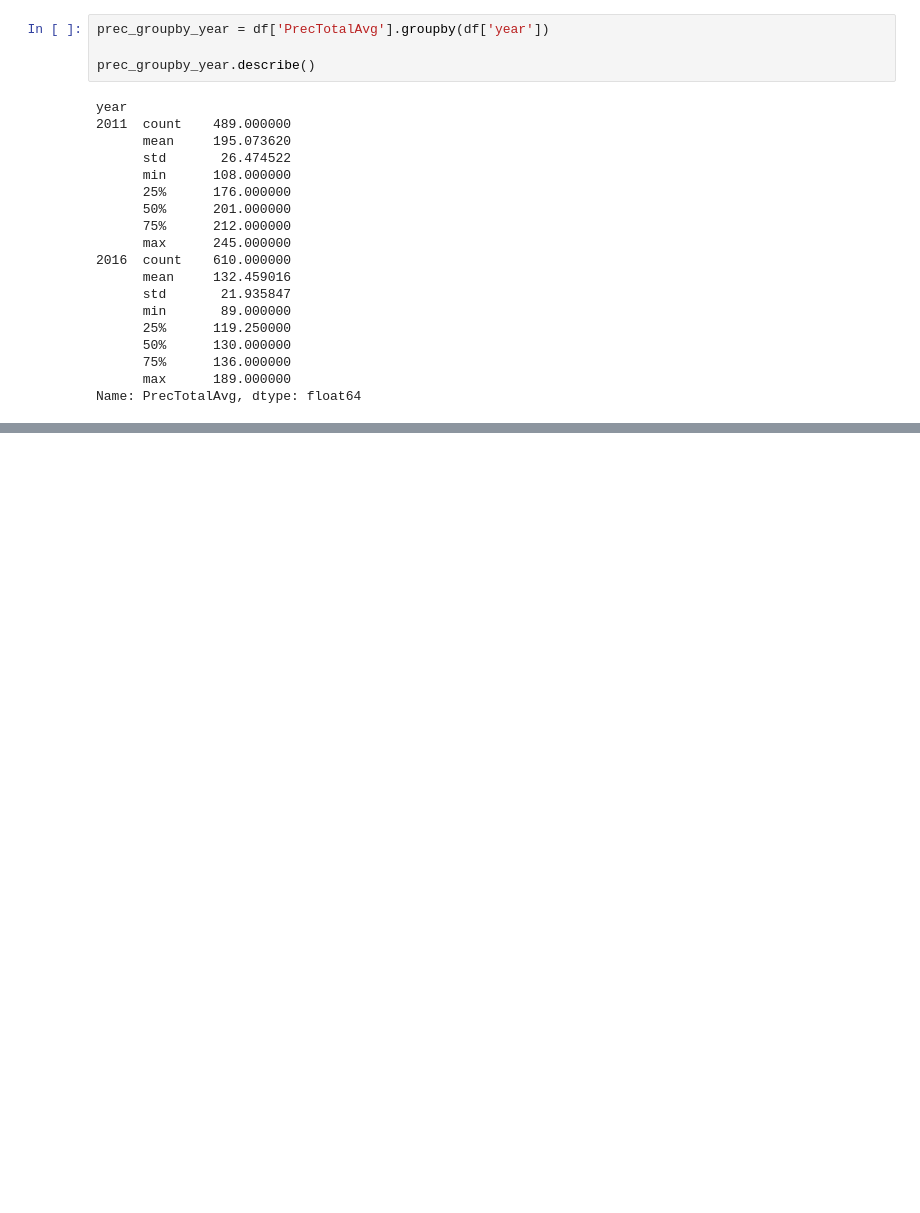
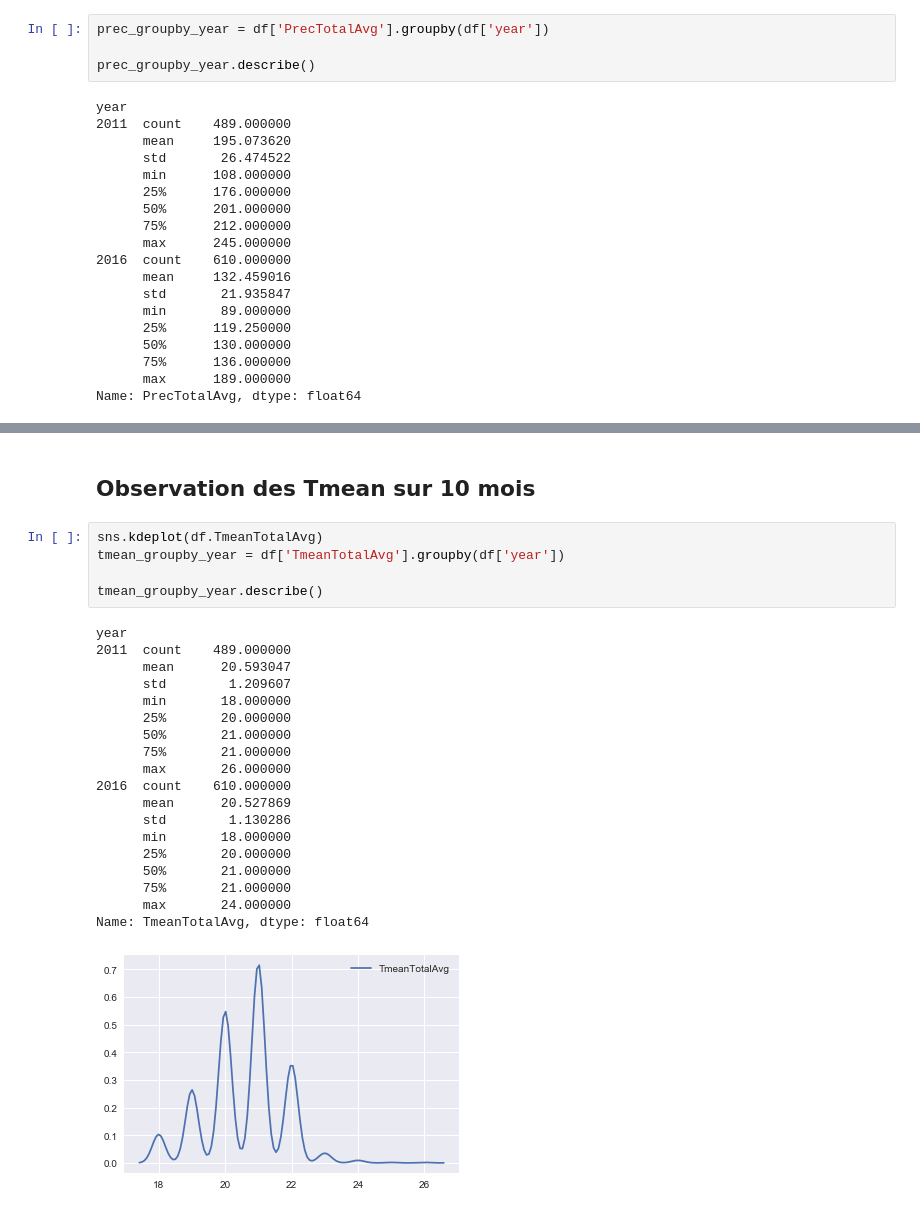
Before and after one commit to ThibaultSchowing/Bachelor_Thesis_2017_Sources, a Jupyter notebook: Notebook/Plot_data_withClimat/Plot climatic datas.ipynb, the cells around one changed output, grey strips where cells are left out. Saved outputs shown, nothing was run; the diff lists cells and outputs as text; blank space fills up the shorter version.

```diff
--- a/Notebook/Plot_data_withClimat/Plot climatic datas.ipynb
+++ b/Notebook/Plot_data_withClimat/Plot climatic datas.ipynb
@@ -122,0 +204,27 @@ Name: PrecTotalAvg, dtype: float64
+# %% [markdown]
+## Observation des Tmean sur 10 mois
+# %%
+sns.kdeplot(df.TmeanTotalAvg)
+tmean_groupby_year = df['TmeanTotalAvg'].groupby(df['year'])
+
+tmean_groupby_year.describe()
+# %% [output]
+year
+2011  count    489.000000
+      mean      20.593047
+      std        1.209607
+      min       18.000000
+      25%       20.000000
+      50%       21.000000
+      75%       21.000000
+      max       26.000000
+2016  count    610.000000
+      mean      20.527869
+      std        1.130286
+      min       18.000000
+      25%       20.000000
+      50%       21.000000
+      75%       21.000000
+      max       24.000000
+Name: TmeanTotalAvg, dtype: float64
+[figure, added]
```
Also changed, not shown: parts of 36 cells of this notebook, 3 other files.
